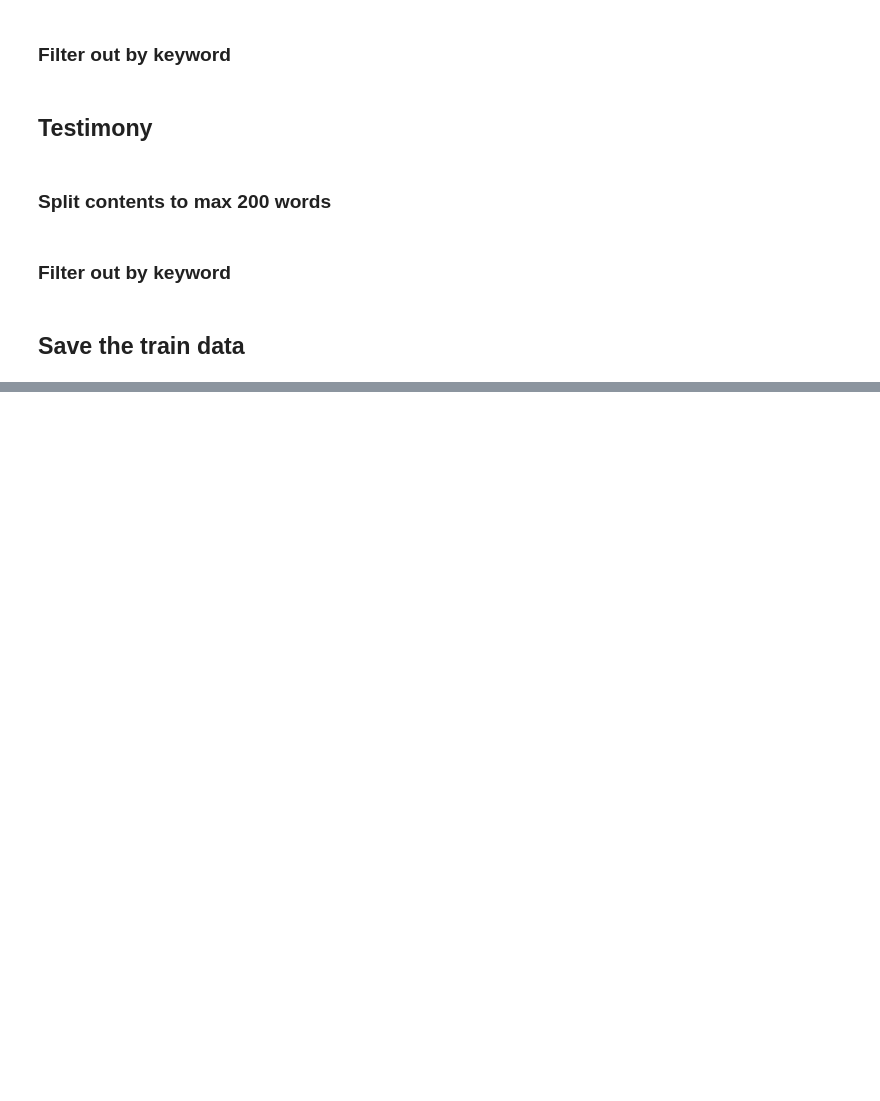
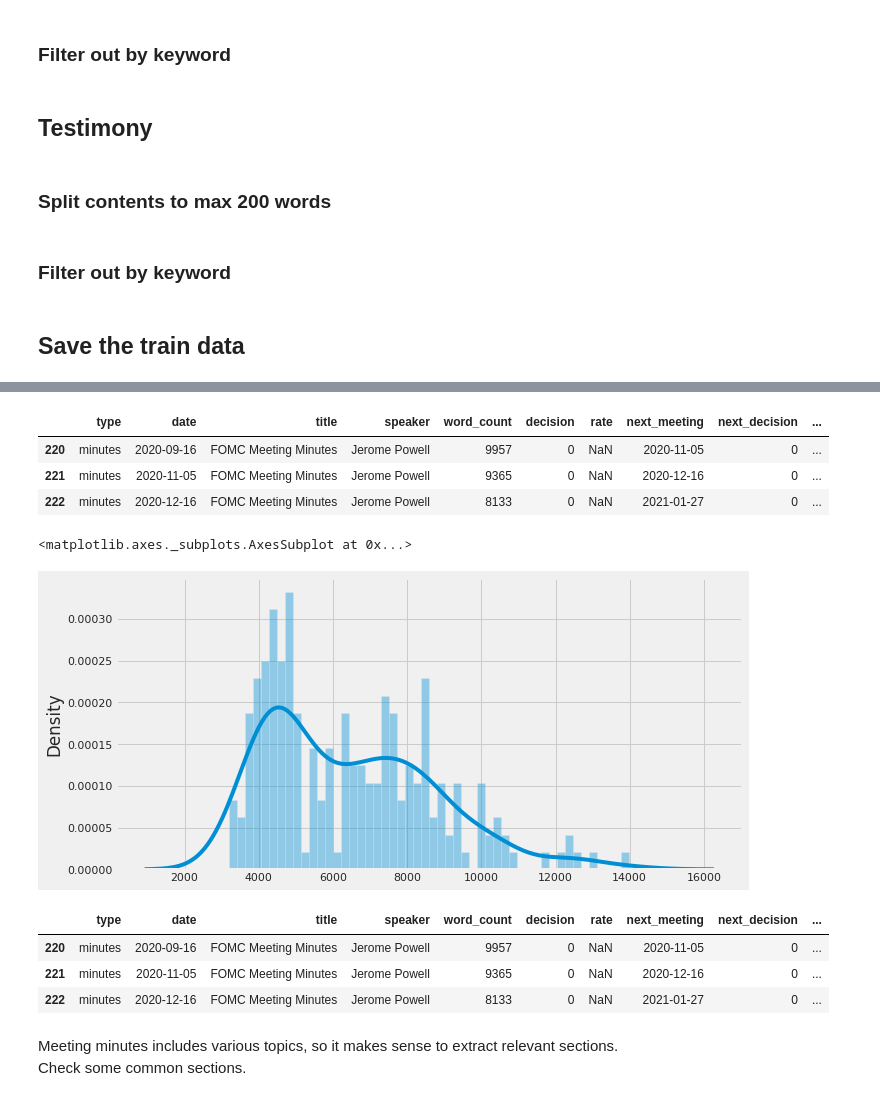
Before and after one commit to seanahmad/NLP-Federal-Reserve-Corpora, a Jupyter notebook: src/3_FOMC_Analysis_Preprocess_Text.ipynb, the cells around one changed output, grey strips where cells are left out. Cells and saved outputs as stored; diff of their text form; code cells hidden in the pictures; blank space fills up the shorter version.

```diff
--- a/src/3_FOMC_Analysis_Preprocess_Text.ipynb
+++ b/src/3_FOMC_Analysis_Preprocess_Text.ipynb
@@ -902,0 +1211,8 @@ save_data(text_keyword, 'text_keyword')
+# %%
+file = open(preprocessed_dir + 'fomc_calendar.pickle', 'rb')
+
+fomc_calendar = pickle.load(file)
+file.close()
+
+print(fomc_calendar.shape)
+fomc_calendar
@@ -902,0 +1286,8 @@ save_data(text_keyword, 'text_keyword')
+# %%
+file = open(fomc_dir + 'minutes.pickle', 'rb')
+
+minutes_df = pickle.load(file)
+file.close()
+
+print(minutes_df.shape)
+minutes_df
@@ -902,0 +1683,3 @@ save_data(text_keyword, 'text_keyword')
+# %%
+# Reorganize the dataframe
+proc_minutes_df = reorganize_df(minutes_df, 'minutes')
@@ -902,0 +1706,25 @@ save_data(text_keyword, 'text_keyword')
+# %%
+# Check which row does not have rate
+proc_minutes_df.loc[proc_minutes_df['rate'].isnull()]
+# %% [output]
+|  | type | date | title | speaker | word_count | decision | rate | next_meeting | next_decision | ... |
+| 220 | minutes | 2020-09-16 | FOMC Meeting Minutes | Jerome Powell | 9957 | 0 | NaN | 2020-11-05 | 0 | ... |
+| 221 | minutes | 2020-11-05 | FOMC Meeting Minutes | Jerome Powell | 9365 | 0 | NaN | 2020-12-16 | 0 | ... |
+| 222 | minutes | 2020-12-16 | FOMC Meeting Minutes | Jerome Powell | 8133 | 0 | NaN | 2021-01-27 | 0 | ... |
+# %%
+plt.figure(figsize=(10,5))
+sns.distplot(proc_minutes_df["word_count"].values, bins=50)
+# %% [output]
+<matplotlib.axes._subplots.AxesSubplot at 0x...>
+[figure, added]
+# %%
+# Check which row does not have rate
+proc_minutes_df.loc[proc_minutes_df['rate'].isnull()]
+# %% [output]
+|  | type | date | title | speaker | word_count | decision | rate | next_meeting | next_decision | ... |
+| 220 | minutes | 2020-09-16 | FOMC Meeting Minutes | Jerome Powell | 9957 | 0 | NaN | 2020-11-05 | 0 | ... |
+| 221 | minutes | 2020-11-05 | FOMC Meeting Minutes | Jerome Powell | 9365 | 0 | NaN | 2020-12-16 | 0 | ... |
+| 222 | minutes | 2020-12-16 | FOMC Meeting Minutes | Jerome Powell | 8133 | 0 | NaN | 2021-01-27 | 0 | ... |
+# %% [markdown]
+Meeting minutes includes various topics, so it makes sense to extract relevant sections. <br />
+Check some common sections.
```
Also changed, not shown: parts of 133 cells of this notebook, 32 other files.
